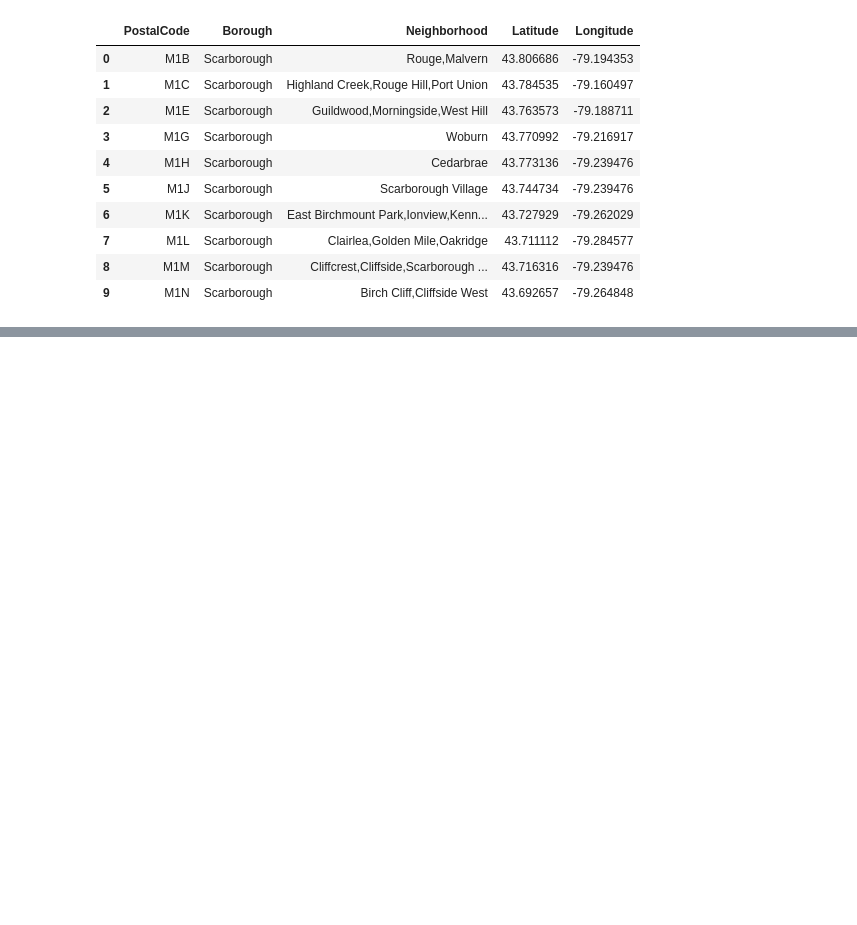
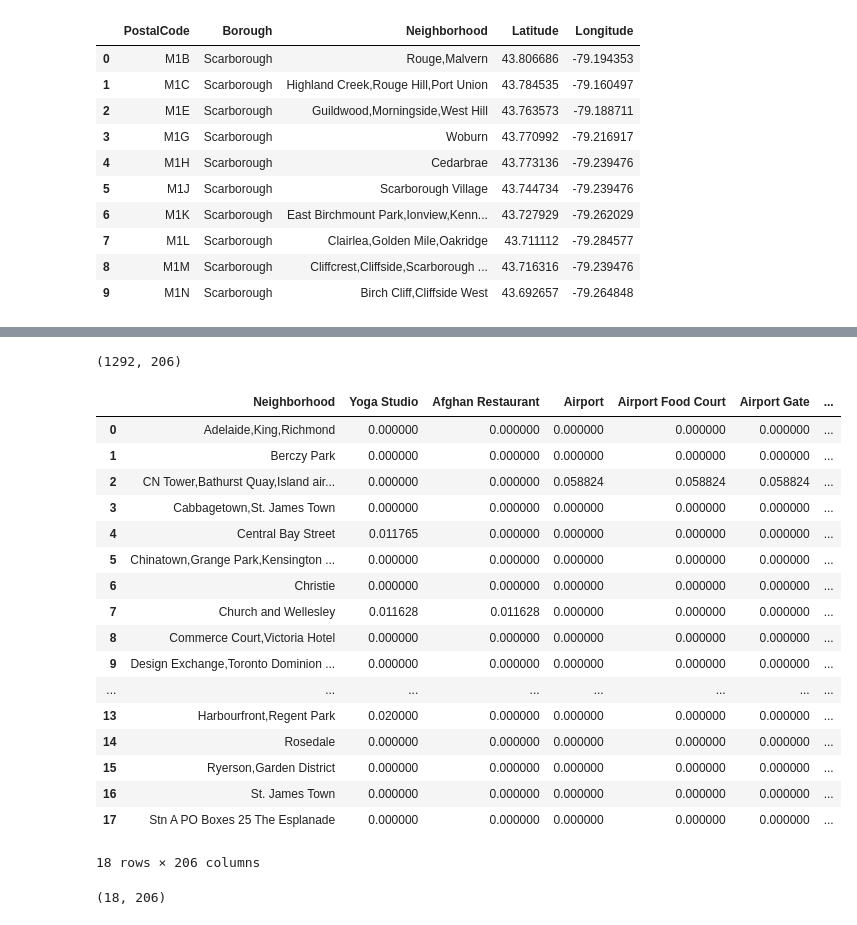
Before and after one commit to MateoBonnett/Coursera_Capstone, a Jupyter notebook: TORONTO_CLUSTERING.ipynb, the cells around one changed output, grey strips where cells are left out. Drawn from its saved outputs; the diff is of its cells as text; code cells hidden in the pictures; blank space fills up the shorter version.

Commit message:
Notebook containing klustering, maps and analysis on Downtown Toronto data

```diff
--- a/TORONTO_CLUSTERING.ipynb
+++ b/TORONTO_CLUSTERING.ipynb
@@ -168,0 +314,4 @@ toronto_data.head(10)
+# %%
+#Send the GET request and examine the results
+results = requests.get(url).json()
+results
@@ -168,0 +348,18 @@ toronto_data.head(10)
+# %%
+#Clean the json and structure it into a pandas dataframe.
+
+venues = results['response']['groups'][0]['items']
+
+nearby_venues = json_normalize(venues) # flatten JSON
+
+# filter columns
+filtered_columns = ['venue.name', 'venue.categories', 'venue.location.lat', 'venue.location.lng']
+nearby_venues =nearby_venues.loc[:, filtered_columns]
+
+# filter the category for each row
+nearby_venues['venue.categories'] = nearby_venues.apply(get_category_type, axis=1)
+
+# clean columns
+nearby_venues.columns = [col.split(".")[-1] for col in nearby_venues.columns]
+
+nearby_venues.head()
@@ -168,0 +420,5 @@ toronto_data.head(10)
+# %%
+downtown_venues = getNearbyVenues(names=downtown_data['Neighborhood'],
+                                   latitudes=downtown_data['Latitude'],
+                                   longitudes=downtown_data['Longitude']
+                                  )
@@ -168,0 +483,12 @@ toronto_data.head(10)
+# %%
+# one hot encoding
+downtown_onehot = pd.get_dummies(downtown_venues[['Venue Category']], prefix="", prefix_sep="")
+
+# add neighborhood column back to dataframe
+downtown_onehot['Neighborhood'] = downtown_venues['Neighborhood']
+
+# move neighborhood column to the first column
+fixed_columns = [downtown_onehot.columns[-1]] + list(downtown_onehot.columns[:-1])
+downtown_onehot = downtown_onehot[fixed_columns]
+
+downtown_onehot.head()
@@ -168,0 +503,31 @@ toronto_data.head(10)
+# %%
+downtown_onehot.shape
+# %% [output]
+(1292, 206)
+# %%
+#Group rows by neighborhood and by taking the mean of the frequency of occurrence of each category
+downtown_grouped = downtown_onehot.groupby('Neighborhood').mean().reset_index()
+downtown_grouped
+# %% [output]
+|  | Neighborhood | Yoga Studio | Afghan Restaurant | Airport | Airport Food Court | Airport Gate | ... |
+| 0 | Adelaide,King,Richmond | 0.000000 | 0.000000 | 0.000000 | 0.000000 | 0.000000 | ... |
+| 1 | Berczy Park | 0.000000 | 0.000000 | 0.000000 | 0.000000 | 0.000000 | ... |
+| 2 | CN Tower,Bathurst Quay,Island air... | 0.000000 | 0.000000 | 0.058824 | 0.058824 | 0.058824 | ... |
+| 3 | Cabbagetown,St. James Town | 0.000000 | 0.000000 | 0.000000 | 0.000000 | 0.000000 | ... |
+| 4 | Central Bay Street | 0.011765 | 0.000000 | 0.000000 | 0.000000 | 0.000000 | ... |
+| 5 | Chinatown,Grange Park,Kensington ... | 0.000000 | 0.000000 | 0.000000 | 0.000000 | 0.000000 | ... |
+| 6 | Christie | 0.000000 | 0.000000 | 0.000000 | 0.000000 | 0.000000 | ... |
+| 7 | Church and Wellesley | 0.011628 | 0.011628 | 0.000000 | 0.000000 | 0.000000 | ... |
+| 8 | Commerce Court,Victoria Hotel | 0.000000 | 0.000000 | 0.000000 | 0.000000 | 0.000000 | ... |
+| 9 | Design Exchange,Toronto Dominion ... | 0.000000 | 0.000000 | 0.000000 | 0.000000 | 0.000000 | ... |
+| ... | ... | ... | ... | ... | ... | ... | ... |
+| 13 | Harbourfront,Regent Park | 0.020000 | 0.000000 | 0.000000 | 0.000000 | 0.000000 | ... |
+| 14 | Rosedale | 0.000000 | 0.000000 | 0.000000 | 0.000000 | 0.000000 | ... |
+| 15 | Ryerson,Garden District | 0.000000 | 0.000000 | 0.000000 | 0.000000 | 0.000000 | ... |
+| 16 | St. James Town | 0.000000 | 0.000000 | 0.000000 | 0.000000 | 0.000000 | ... |
+| 17 | Stn A PO Boxes 25 The Esplanade | 0.000000 | 0.000000 | 0.000000 | 0.000000 | 0.000000 | ... |
+18 rows × 206 columns
+# %%
+downtown_grouped.shape
+# %% [output]
+(18, 206)
```
Also changed, not shown: parts of 45 cells of this notebook.
